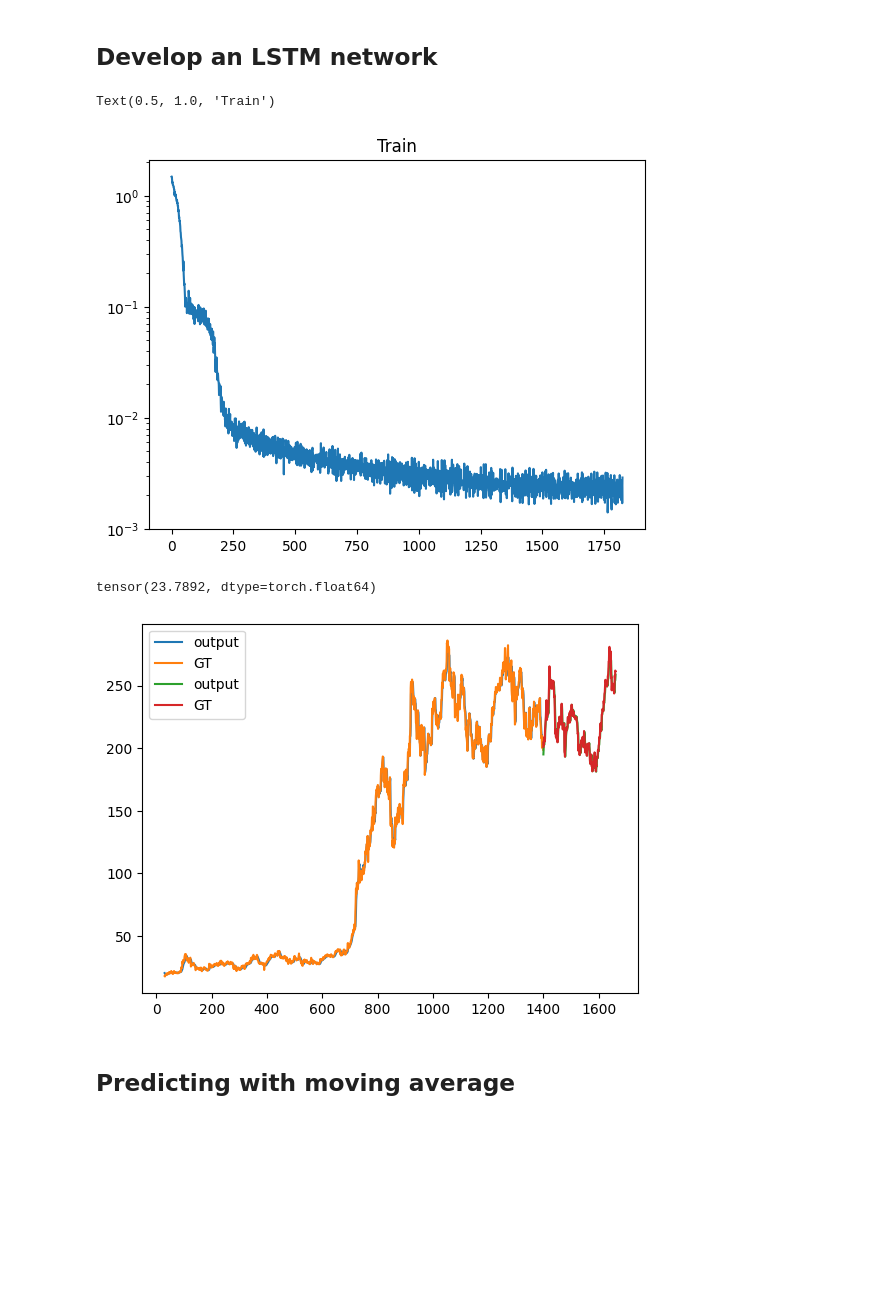
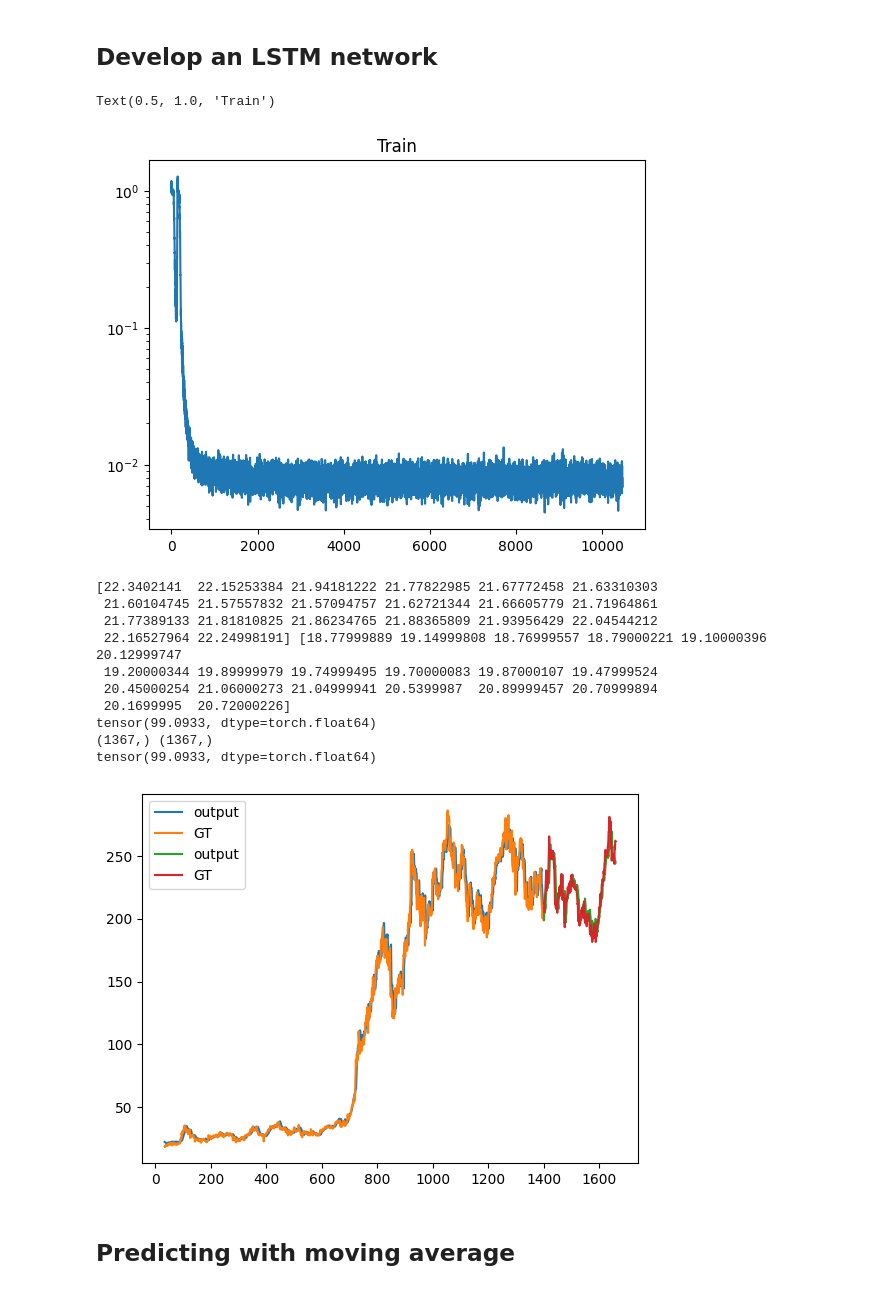
Before and after one commit to gravlaks/Convex_project, a Jupyter notebook: src/tesla.ipynb, the cells around one changed output. Drawn from its saved outputs; the diff is of its cells as text; code cells hidden in the pictures; blank space fills up the shorter version.

```diff
--- a/src/tesla.ipynb
+++ b/src/tesla.ipynb
@@ -32,20 +40,23 @@ split_index = 1400
 print(X.shape)
 X_train, X_test = X[:split_index], X[split_index:] #train_test_split(X, test_size=0.1, shuffle=False)
 timesteps_count = 30
+pred_count = 3
 
 def get_train_test():
     x_train, y_train, x_test, y_test = [], [], [], []
 
     i = 0
-    while i+timesteps_count<len(X_train):
+    while i+timesteps_count<len(X_train)-pred_count:
         x_train.append(np.expand_dims(X_train[i:i+timesteps_count],-1))
-        y_train.append(X_train[i+timesteps_count])
+        y_train.append(X_train[i+timesteps_count+pred_count])
         i+=1
 
     i=0
-    while i+timesteps_count<len(X_test):
+    while i+timesteps_count<len(X_test)-pred_count:
         x_test.append(np.expand_dims(X_test[i:i+timesteps_count],-1))
-        y_test.append(X_test[i+timesteps_count])
+
+        y_test.append(X_test[i+timesteps_count+pred_count])
+
         i+=1
 
     x_train, y_train = torch.tensor(np.array(x_train), dtype=torch.float), torch.tensor(np.array(y_train), dtype=torch.float)
@@ -64,8 +76,8 @@ plt.plot(y_train)
 # %% [markdown]
 ## Develop an LSTM network
 # %%
-MAX_TIME = 30
-n_layers = 2
+MAX_TIME = 300
+n_layers = 3
 
 hidden_dim = 2
 # %%
@@ -161,37 +173,46 @@ plt.semilogy(losses_adam)
 plt.title("Train")
 # %% [output]
 Text(0.5, 1.0, 'Train')
-[figure, old version]
+[figure, new version]
 # %%
 def test(model):
     with torch.no_grad():
 
         output = model(x_test)
         unscaled_output = scaler.inverse_transform(output.reshape((-1, 1))).reshape((-1, ))
         unscaled_y_test = scaler.inverse_transform(y_test.reshape((-1, 1))).reshape((-1,))
 
         output = model(x_train)
 
         unscaled_output_train = scaler.inverse_transform(output.reshape((-1, 1))).reshape((-1, ))
         unscaled_y_train = scaler.inverse_transform(y_train.reshape((-1, 1))).reshape((-1,))
-
+        print(unscaled_output_train[:20], unscaled_y_train[:20])
 
         loss = loss_fn(torch.tensor(unscaled_output),torch.tensor(unscaled_y_test ))
+        print(loss)
         plt.figure()
-        #print(unscaled_output_train.shape)
-        plt.plot(np.arange(timesteps_count, split_index), unscaled_output_train, label="output")
-        plt.plot(np.arange(timesteps_count, split_index), unscaled_y_train, label="GT")
-
+        print(unscaled_output_train.shape, unscaled_y_train.shape)
+        plt.plot(np.arange(timesteps_count+pred_count, split_index), unscaled_output_train, label="output")
+        plt.plot(np.arange(timesteps_count+pred_count, split_index), unscaled_y_train, label="GT")
         plt.plot(np.arange(split_index, split_index+len(x_test)), unscaled_output, label="output")
         plt.plot(np.arange(split_index, split_index+len(x_test)), unscaled_y_test, label="GT")
         plt.legend()
         print(loss)
 x_train, y_train, x_test, y_test = get_train_test()
 
 test(model)
 # %% [output]
-tensor(23.7892, dtype=torch.float64)
+[22.3402141  22.15253384 21.94181222 21.77822985 21.67772458 21.63310303
+ 21.60104745 21.57557832 21.57094757 21.62721344 21.66605779 21.71964861
+ 21.77389133 21.81810825 21.86234765 21.88365809 21.93956429 22.04544212
+ 22.16527964 22.24998191] [18.77999889 19.14999808 18.76999557 18.79000221 19.10000396 20.12999747
+ 19.20000344 19.89999979 19.74999495 19.70000083 19.87000107 19.47999524
+ 20.45000254 21.06000273 21.04999941 20.5399987  20.89999457 20.70999894
+ 20.1699995  20.72000226]
+tensor(99.0933, dtype=torch.float64)
+(1367,) (1367,)
+tensor(99.0933, dtype=torch.float64)
-[figure, old version]
+[figure, new version]
 # %% [markdown]
 ## Predicting with moving average
 # %%
```
Also changed, not shown: parts of 7 cells of this notebook, 10 other files.
